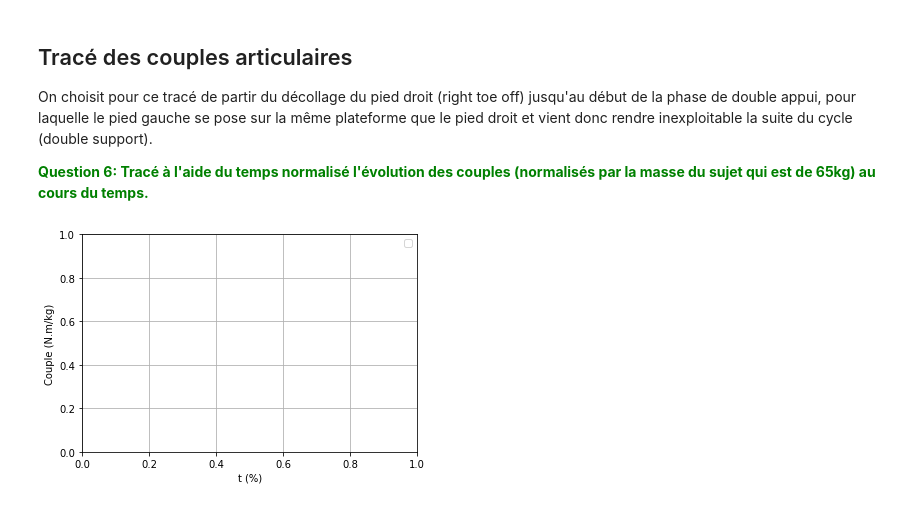
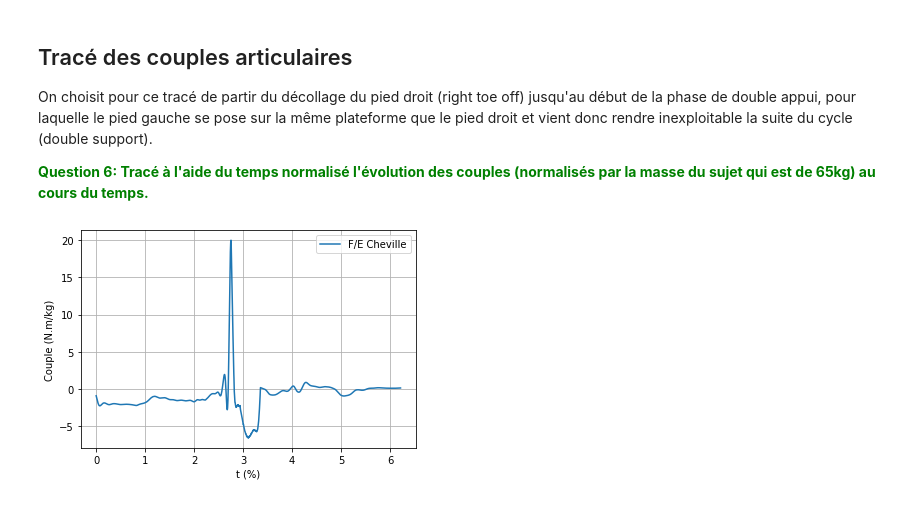
Before and after one commit to bastiencadiou/DIGISPORT_BIOMECA, a Jupyter notebook: Exercice - membres inférieurs/TP2 Dynamique inverse eleves.ipynb, the cells around one changed output. Cells and saved outputs as stored; diff of their text form; code cells hidden in the pictures.

```diff
--- a/Exercice - membres inférieurs/TP2 Dynamique inverse eleves.ipynb
+++ b/Exercice - membres inférieurs/TP2 Dynamique inverse eleves.ipynb
@@ -330,8 +326,8 @@ for f in range(0,nf_mocap):
 
     #On résout pour le pied: le torseur dynamique=la somme des torseurs des actions extérieures
 
-    #Ff[:,f]=
-    #Gf[:,f]=
+    Ff[:,f]=af-pf-grf
+    Gf[:,f]=maf-mpf-mgrf
 
     #####JAMBE#####
 
@@ -390,29 +386,30 @@ On choisit pour ce tracé de partir du décollage du pied droit (right toe off)
 # %%
 
 
 off=624 # offset
 #cycle complet
 t1=1275 #right toe off
 t3=1679 #right toe off
 
 #fin du tracé
 t2=1629 #double support
 
 #instant de la pose du pied droit sur la plateforme
 t4=1428 # right heel strike
 
 nf_cycle=len(t_point[t1:t3]) #récupération de la longueur du cycle de marche
 nf_trace=len(t_point[t1:t2]) #récupération de la longueur du tracé
 t_percent=np.linspace(0., 100, num=nf_cycle) #temps normalisé entre 0 et 100%, long comme le cycle de marche
 
 
 #ajouter les tracés ici
 
-
+plt.plot(t_point,Gf[0])
 plt.xlabel('t (%)')
 plt.ylabel('Couple (N.m/kg)')
 plt.legend(['F/E Cheville','F/E Genou','F/E Hanche'])
 plt.grid()
+# plt.savefig('test.png')
 plt.show()
 # %% [output]
-[figure, old version]
+[figure, new version]
```
Also changed, not shown: parts of 1 cell of this notebook.
